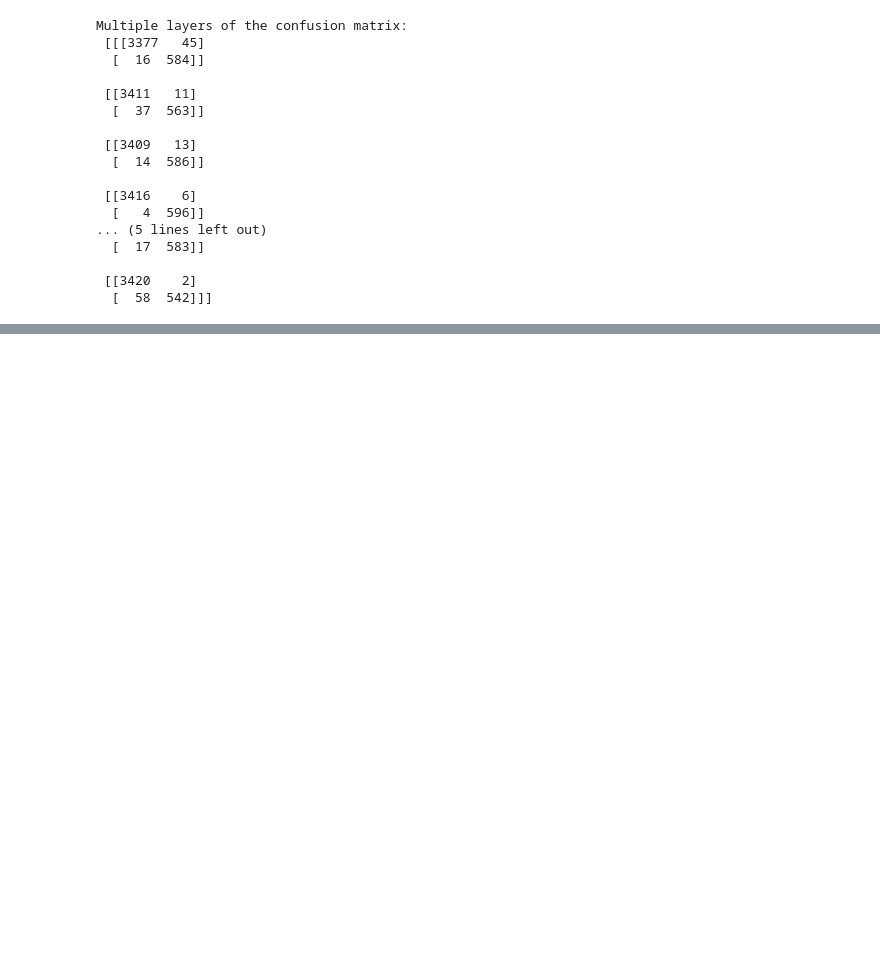
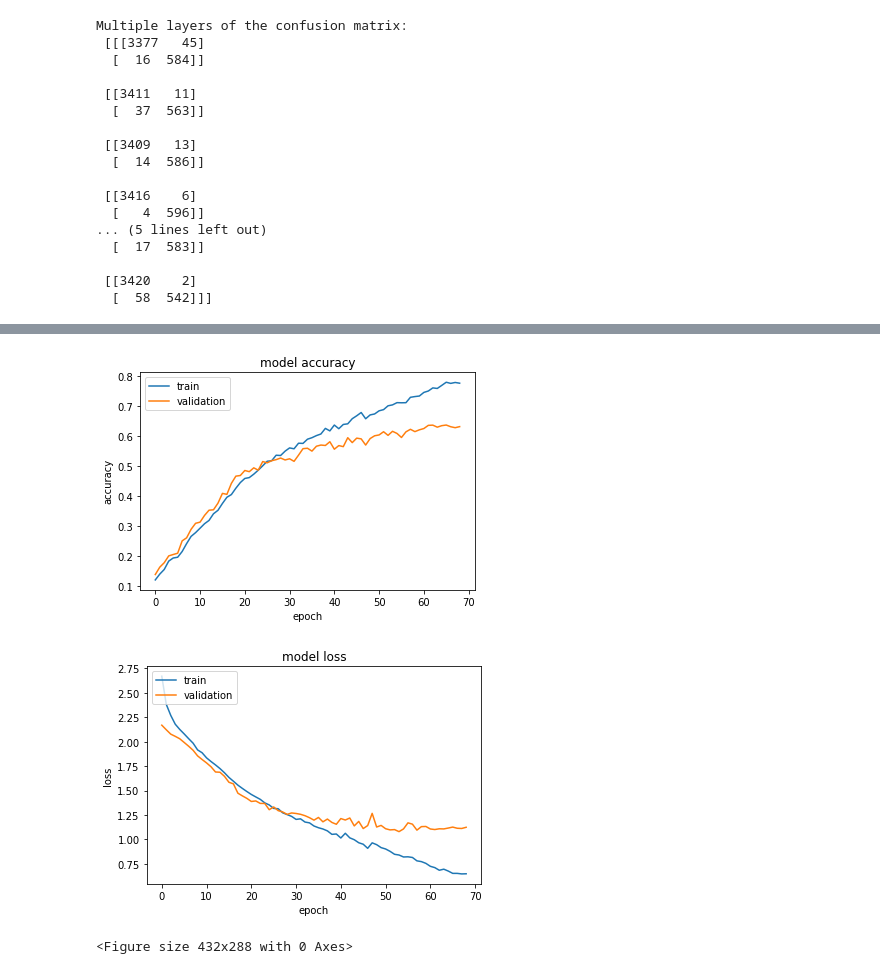
Before and after one commit to Catarina777/Enzymes-classification, a Jupyter notebook: scripts/deep_learning.ipynb, the cells around one changed output, grey strips where cells are left out. Drawn from its saved outputs; the diff is of its cells as text; code cells hidden in the pictures; blank space fills up the shorter version.

```diff
--- a/scripts/deep_learning.ipynb
+++ b/scripts/deep_learning.ipynb
@@ -396,0 +618,6 @@ Multiple layers of the confusion matrix:
+# %%
+seq_len = 100
+train = seq_pad(sequences = X_train, seq_len = seq_len,
+                                            alphabet = 'XARNDCEQGHILKMFPSTWYV', padding_truncating = 'post')
+test = seq_pad(sequences = X_test, seq_len = seq_len,
+                                            alphabet = 'XARNDCEQGHILKMFPSTWYV', padding_truncating = 'post')
@@ -396,0 +627,3 @@ Multiple layers of the confusion matrix:
+# %%
+train_bl = np.array(blosum(train))
+test_bl=np.array(blosum(test))
@@ -396,0 +636,12 @@ Multiple layers of the confusion matrix:
+# %%
+model = lstm_simple(input_dim = 100, len_alphabet = 21)
+
+es = EarlyStopping(monitor = 'val_loss', mode = 'min', patience = 15, verbose = 1)
+
+reduce_lr = ReduceLROnPlateau(monitor = 'val_loss', factor = 0.5, patience = 5, min_lr = 0.00001, verbose = 1)
+
+callbacks = [es, reduce_lr]
+model.compile(optimizer = 'adam', loss = 'sparse_categorical_crossentropy', metrics = ['accuracy'])
+# %%
+history = model.fit(train_bl, y_train, epochs = 80, batch_size = 256, callbacks = callbacks,
+                        validation_split = 0.3)
@@ -396,0 +698,7 @@ Multiple layers of the confusion matrix:
+# %%
+plot_summary_accuracy(model)
+plot_summary_loss(model)
+# %% [output]
+[figure, added]
+[figure, added]
+<Figure size 432x288 with 0 Axes>
```
Also changed, not shown: parts of 82 cells of this notebook.
